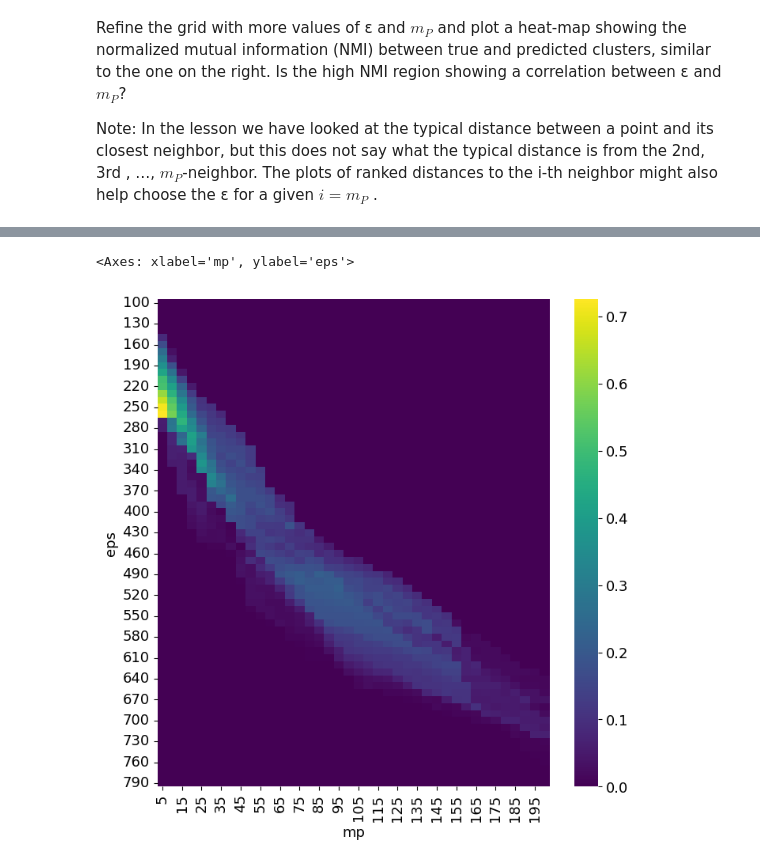
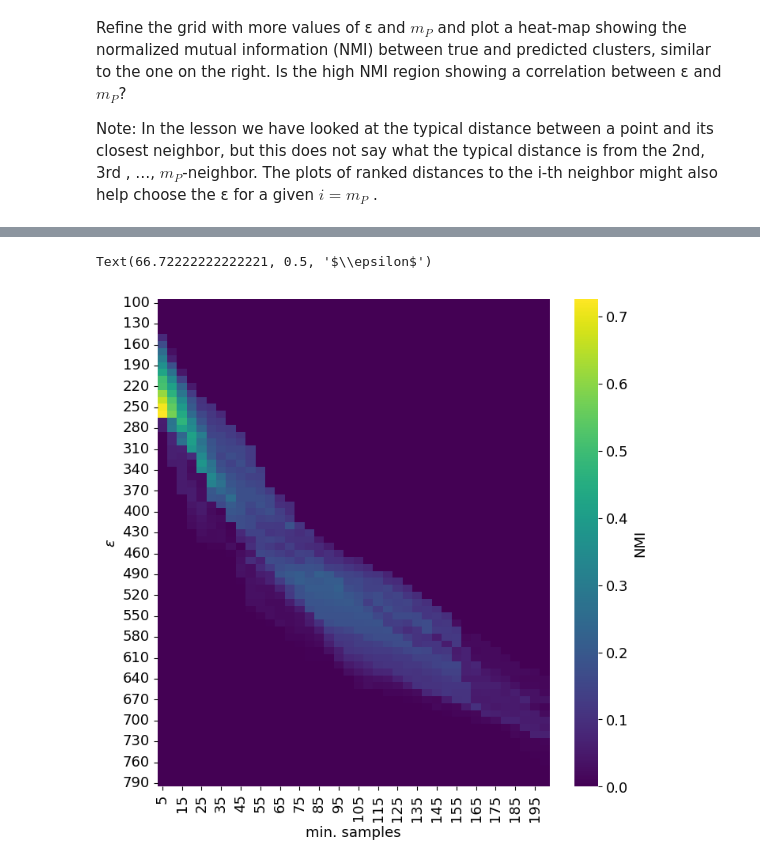
Before and after one commit to lm-schulze/LCP-Mod-B, a Jupyter notebook: Ex2/2p1.ipynb, the cells around one changed output, grey strips where cells are left out. Cells and saved outputs as stored; diff of their text form; code cells hidden in the pictures.

```diff
--- a/Ex2/2p1.ipynb
+++ b/Ex2/2p1.ipynb
@@ -151,15 +151,18 @@ calculation took 52.10s
 # %%
 import pandas as pd
 import seaborn as sns
 
 # convert to pandas dataframe
 df = pd.DataFrame(nmi_results)
 
 # plot heatmap
 plt.figure(figsize=(8,8))
 sns.heatmap(df.pivot(columns="mp", index="eps", values="nmi"),
-            cmap="viridis")
+            cmap="viridis",
+            cbar_kws={'label': 'NMI'})
+plt.xlabel("min. samples")
+plt.ylabel("$\epsilon$")
 # %% [output]
-<Axes: xlabel='mp', ylabel='eps'>
+Text(66.72222222222221, 0.5, '$\\epsilon$')
-[figure, old version]
+[figure, new version]
 # %% [markdown]
```
Also changed, not shown: parts of 2 cells of this notebook.
